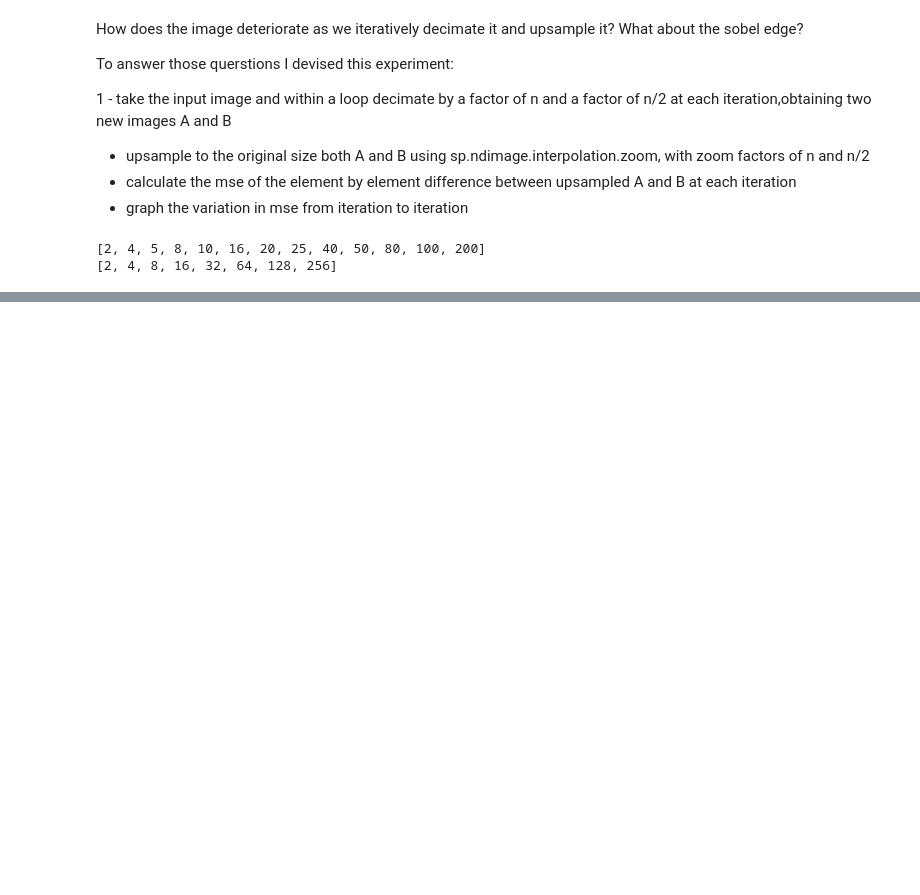
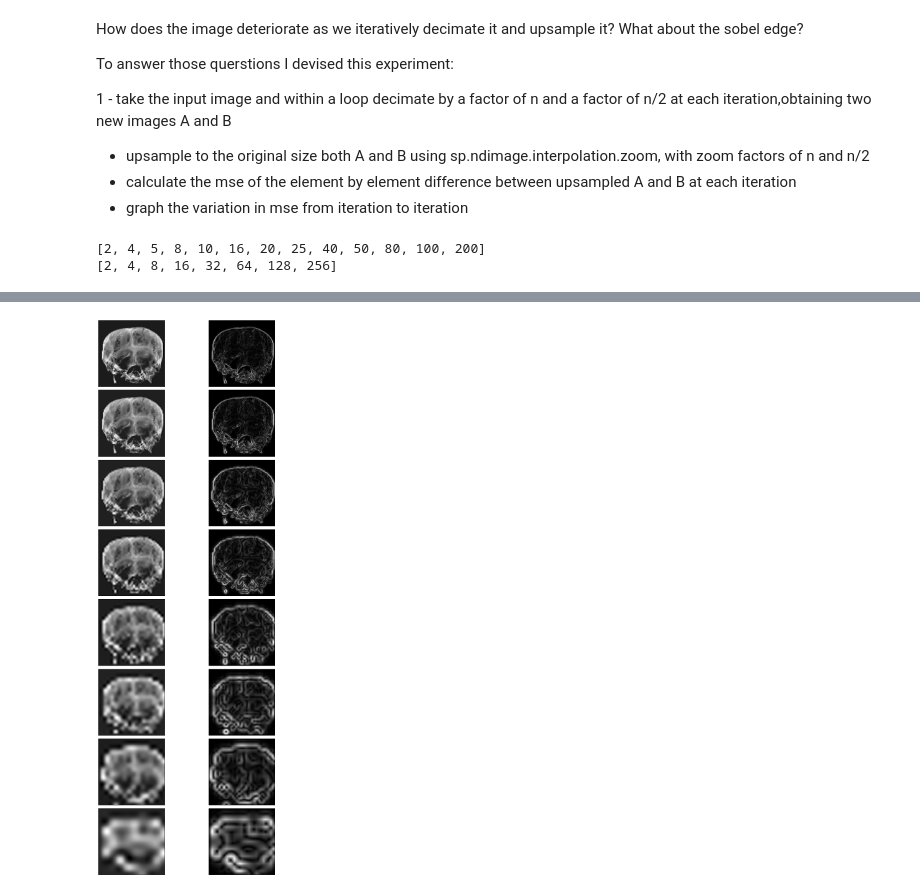
Before and after one commit to mycarta/fun-with-king-tut-catscan, a Jupyter notebook: decimate_and_interpolate.ipynb, the cells around one changed output, grey strips where cells are left out. Saved outputs shown, nothing was run; the diff lists cells and outputs as text; code cells hidden in the pictures; blank space fills up the shorter version.

```diff
--- a/decimate_and_interpolate.ipynb
+++ b/decimate_and_interpolate.ipynb
@@ -254,0 +288,21 @@ ax2.fill_between(x, 0, mse_tut_edges, alpha=.5)
+# %%
+
+
+allstk = np.zeros((400,400,ln*2))
+ev = [x for x in np.arange(ln*2) if x % 2 == 0]
+od = [x for x in np.arange(ln*2) if x % 2 != 0]
+
+for k, d, s in zip(ev,od, np.arange(ln)):
+    allstk[:,:,k] = dc_tut[:,:,s]
+    allstk[:,:,d] = dc_tut_edges[:,:,s]
+# %%
+fig = plt.figure(figsize=(10, 50))
+
+for i in np.arange(ln*2):
+    ax = plt.subplot(16,2,i+1)  # subplots are counted starting at 1 so the +1 is needed to reflect it
+    ax.imshow(allstk[:,:,i], cmap='gray', interpolation = 'none')
+    ax.set_xticks([])
+    ax.set_yticks([])
+    plt.tight_layout()
+# %% [output]
+[figure, added]
```
Also changed, not shown: parts of 11 cells of this notebook.
